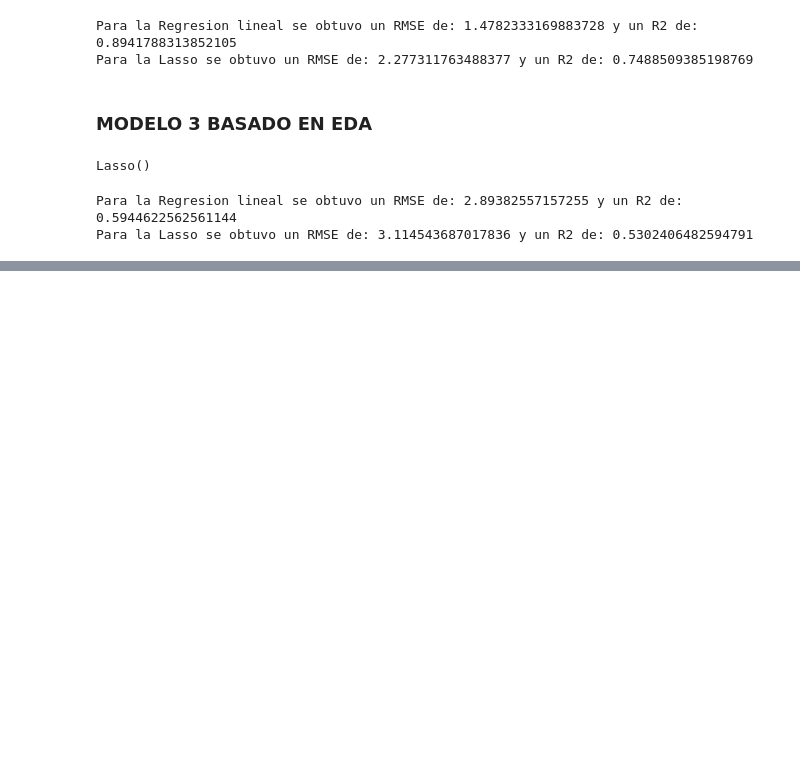
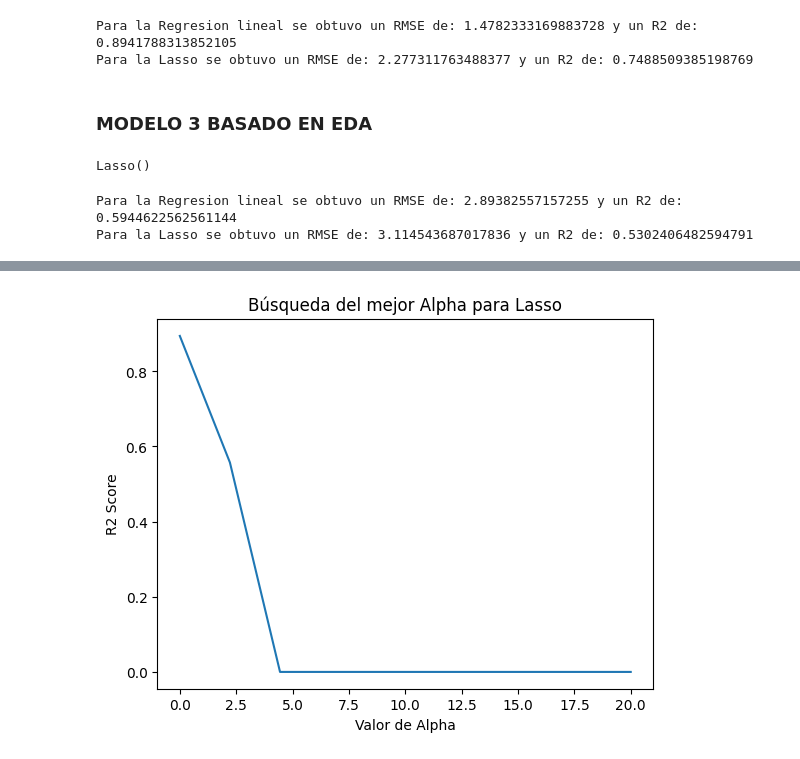
Before and after one commit to LeandroR093/RLR, a Jupyter notebook: src/explore.ipynb, the cells around one changed output, grey strips where cells are left out. Cells and saved outputs as stored; diff of their text form; code cells hidden in the pictures; blank space fills up the shorter version.

```diff
--- a/src/explore.ipynb
+++ b/src/explore.ipynb
@@ -343,3 +343,7 @@ print(f'Para la Lasso se obtuvo un RMSE de: {root_mean_squared_error(y3_test,y_p
 # %% [output]
 Para la Regresion lineal se obtuvo un RMSE de: 2.89382557157255 y un R2 de: 0.5944622562561144
 Para la Lasso se obtuvo un RMSE de: 3.114543687017836 y un R2 de: 0.5302406482594791
+# %%
+import numpy as np
+espacio = np.linspace(0,20,10)
+print(espacio)
@@ -345,0 +353,9 @@ Para la Lasso se obtuvo un RMSE de: 3.114543687017836 y un R2 de: 0.530240648259
+# %%
+R2 = []
+for variable in espacio:
+    model_Lasso_variable = Lasso(alpha = variable, max_iter=100000)
+    model_Lasso_variable.fit(X2_train_esc, y2_train)
+    y_pred = model_Lasso_variable.predict(X2_test_esc)
+    R2.append(r2_score(y2_test,y_pred))
+
+print(R2)
@@ -345,0 +366,10 @@ Para la Lasso se obtuvo un RMSE de: 3.114543687017836 y un R2 de: 0.530240648259
+# %%
+import matplotlib.pyplot as plt
+
+plt.plot(espacio, R2)
+plt.xlabel('Valor de Alpha')
+plt.ylabel('R2 Score')
+plt.title('Búsqueda del mejor Alpha para Lasso')
+plt.show()
+# %% [output]
+[figure, added]
```
Also changed, not shown: parts of 2 cells of this notebook.
